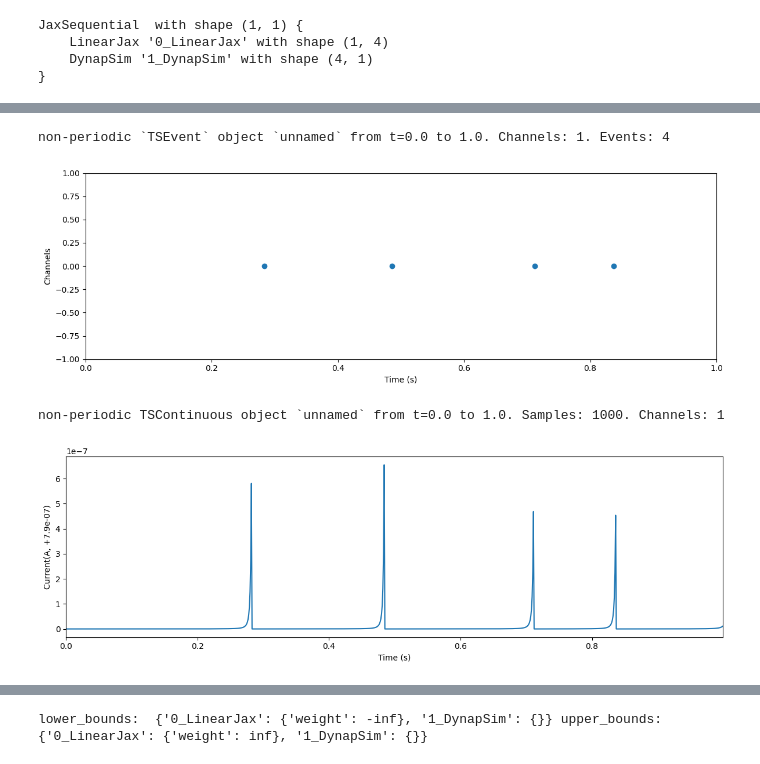
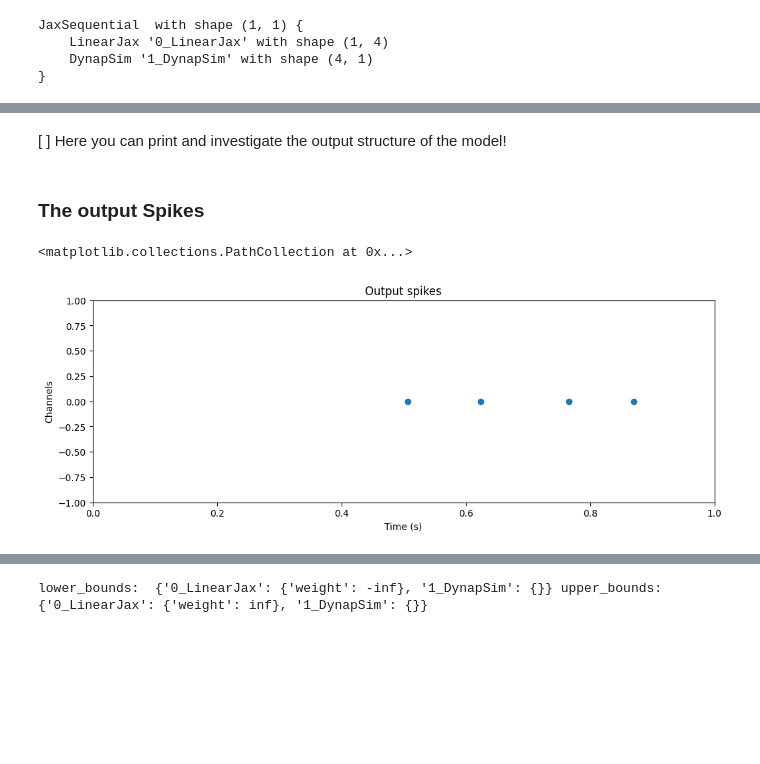
Before and after one commit to synsense/rockpool, a Jupyter notebook: docs/devices/DynapSE/spike_rate.ipynb, the cells around one changed output, grey strips where cells are left out. Cells and saved outputs as stored; diff of their text form; code cells hidden in the pictures; blank space fills up the shorter version.

Commit message:
spike rate training updated

```diff
--- a/docs/devices/DynapSE/spike_rate.ipynb
+++ b/docs/devices/DynapSE/spike_rate.ipynb
@@ -100,15 +99,15 @@ spike_ts.plot()
 # %%
 simconfig = DynapSimConfig.from_specification(
-    shape=(n_in, n_rec, n_out), w_in_mask=[[[1, 0, 0, 0]]], w_rec_mask=[[[0, 0, 0, 0]]]
+    shape=(n_in, n_rec, n_out),
+    w_in_mask=np.array([[[1, 0, 0, 0]]]),
+    w_rec_mask=np.array([[[0, 0, 0, 0]]]),
 )
 # %% [output]
 WARNING:absl:No GPU/TPU found, falling back to CPU. (Set TF_CPP_MIN_LOG_LEVEL=0 and rerun for more info.)
 # %%
 # --- Input Layer --- #
 linear_in = LinearJax(
-    shape=(n_in, n_rec * n_syn),
-    weight=simconfig.w_in.reshape(n_in, -1),
-    has_bias=False,
+    shape=(n_in, n_rec * n_syn), weight=simconfig.w_in.reshape(n_in, -1), has_bias=False
 )
 linear_in
 # %% [output]
@@ -135,4 +153,3 @@ Now let's run the model and record the state changes over time
 # %%
-# Run!
 model.reset_state()
-rate_out, state, record_dict = model(spikes_in, record=True)
+out, state, record_dict = model(spikes_in, record=True)
@@ -142,12 +156,10 @@ rd = record_dict["1_DynapSim"]
+# %% [markdown]
+[ ] Here you can print and investigate the output structure of the model!
+# %% [markdown]
+### The output Spikes
 # %%
-# spike_ts_out = TSEvent.from_raster(rate_out, name = 'Output spikes', periodic = True, dt = dt)
-# spike_ts_out.plot()
-Figure.plot_spikes(rate_out, idx_map=simconfig.router.tag_map_in)
+spike_ts_out = TSEvent.from_raster(out, name="Output spikes", periodic=True, dt=dt)
+spike_ts_out.plot()
 # %% [output]
-non-periodic `TSEvent` object `unnamed` from t=0.0 to 1.0. Channels: 1. Events: 4
+<matplotlib.collections.PathCollection at 0x...>
-[figure, old version]
+[figure, new version]
-# %%
-Figure.plot_Ix(rd["imem"][:, 0])
-# %% [output]
-non-periodic TSContinuous object `unnamed` from t=0.0 to 1.0. Samples: 1000. Channels: 1
-[figure, removed]
```
Also changed, not shown: parts of 48 cells of this notebook.
